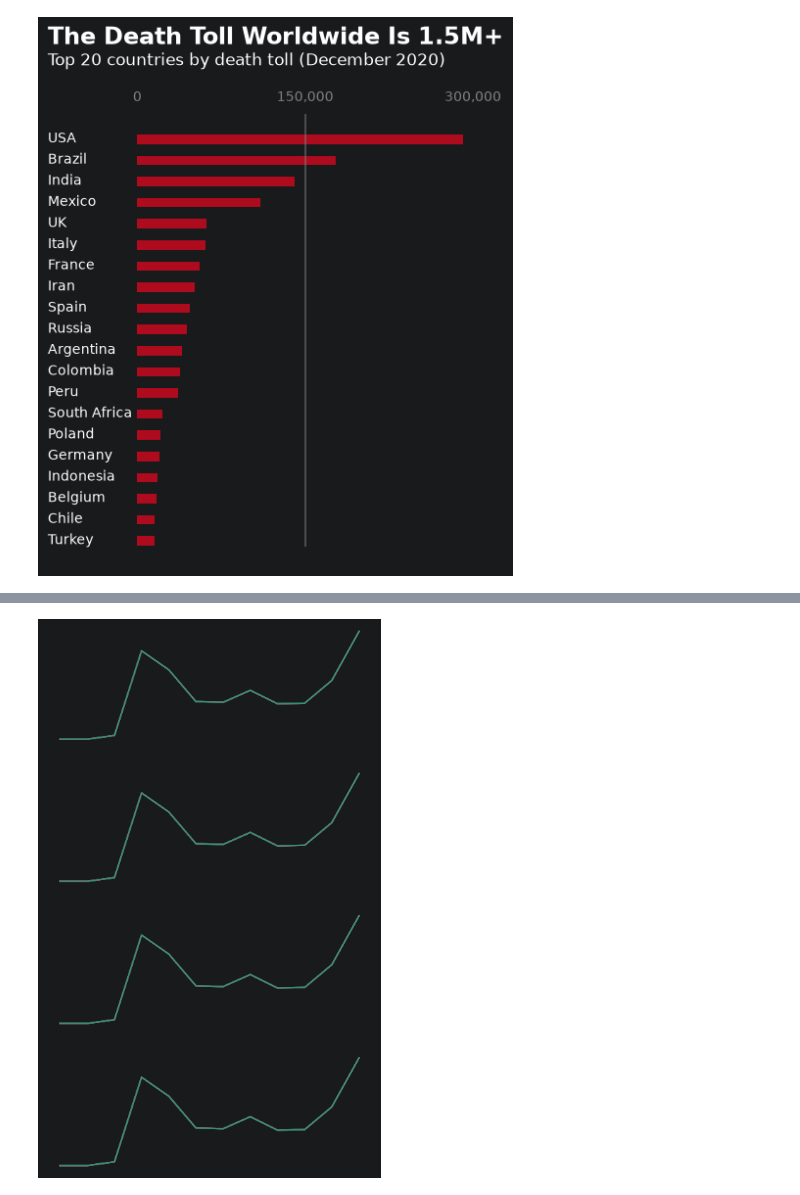
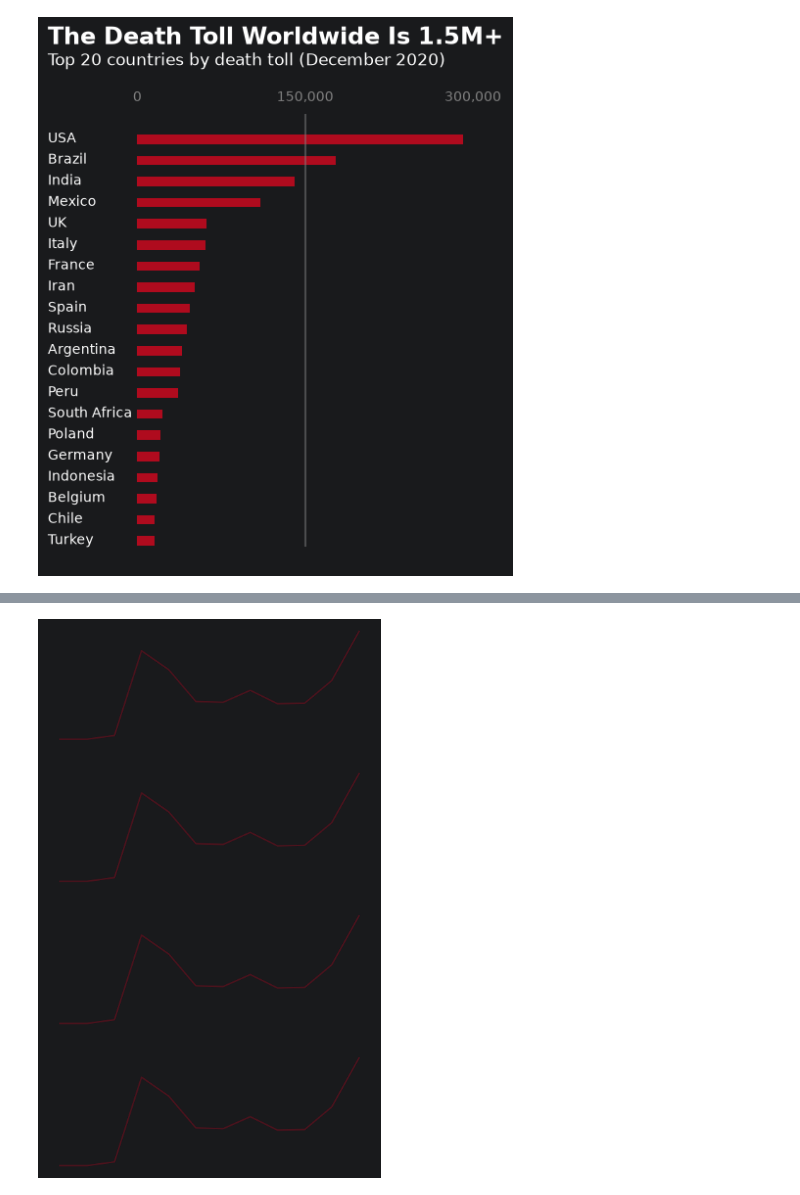
Before and after one commit to dnlsyfq/py_visual, a Jupyter notebook: main.ipynb, the cells around one changed output, grey strips where cells are left out. Cells and saved outputs as stored; diff of their text form; code cells hidden in the pictures.

```diff
--- a/main.ipynb
+++ b/main.ipynb
@@ -61,0 +112,3 @@ death_toll.head()
+# %%
+interval = dict(zip( range(4), np.split(np.array(death_toll['Month'])-1,4) ))
+interval
@@ -61,0 +120,14 @@ death_toll.head()
+# %%
+fig, axes = plt.subplots(nrows=4, ncols=1, figsize=(6, 10))
+
+for idx, lst in interval.items():
+    for location in ['left', 'right', 'top', 'bottom']:
+        axes[idx].spines[location].set_visible(False)
+    axes[idx].plot(death_toll['Month'].iloc[lst],death_toll['New_deaths'].iloc[lst],color='#af0b1e', linewidth=3)
+    axes[idx].plot(death_toll['Month'],death_toll['New_deaths'],color='#af0b1e',linewidth=0.5)
+    axes[idx].set_xticklabels([])
+    axes[idx].set_yticklabels([])
+    axes[idx].tick_params(left=False, bottom=False)
+
+
+plt.show()
@@ -62,15 +136,25 @@ death_toll.head()
 # %%
 fig, ax = plt.subplots(nrows=4,ncols=1,figsize=(6,10))
+
+
 
 for i in range(4):
     for location in ['left', 'right', 'top', 'bottom']:
         ax[i].spines[location].set_visible(False)
         ax[i].set_yticklabels([])
         ax[i].set_xticklabels([])
-        ax[i].plot(death_toll['Month'],death_toll['New_deaths'])
-        if location == 'left' or location == 'bottom':
-            ax[i].tick_params(left=False, bottom=False)
+        ax[i].tick_params(left=False, bottom=False)
+        ax[i].plot(death_toll['Month'],death_toll['New_deaths'],color='#af0b1e', alpha=0.1)
+
+
+
+        # if location == 'left' or location == 'bottom':
+        #     ax[i].tick_params(left=False, bottom=False)
+
+# ax.text(x=-80000, y=23.5,s='The virus kills 851 people each day',weight='bold', size=17)
+# ax.text(x=-80000, y=22.5,s='Average number of daily deaths per month in the US',size=15)
+
 
 plt.show()
 # %% [output]
-[figure, old version]
+[figure, new version]
```
Also changed, not shown: parts of 10 cells of this notebook.
